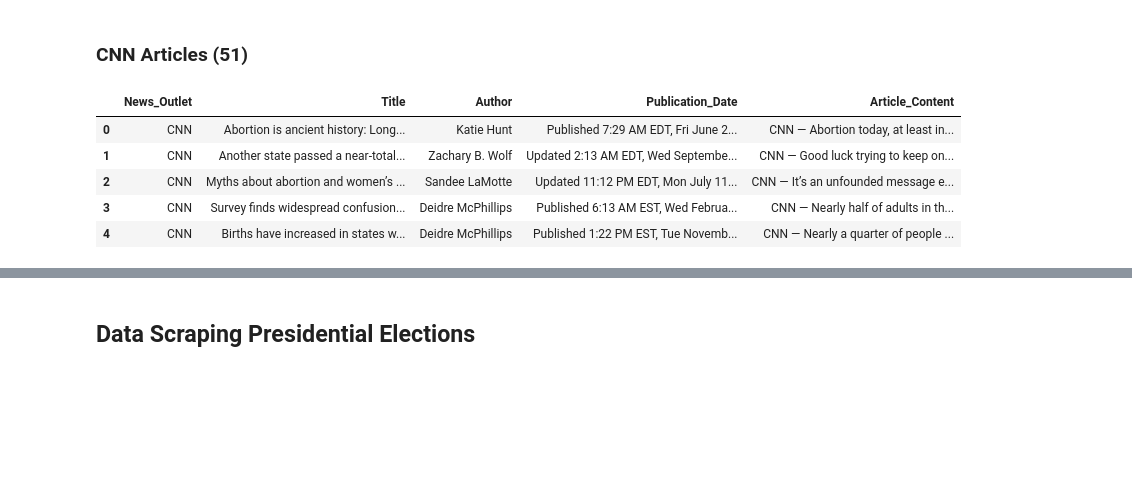
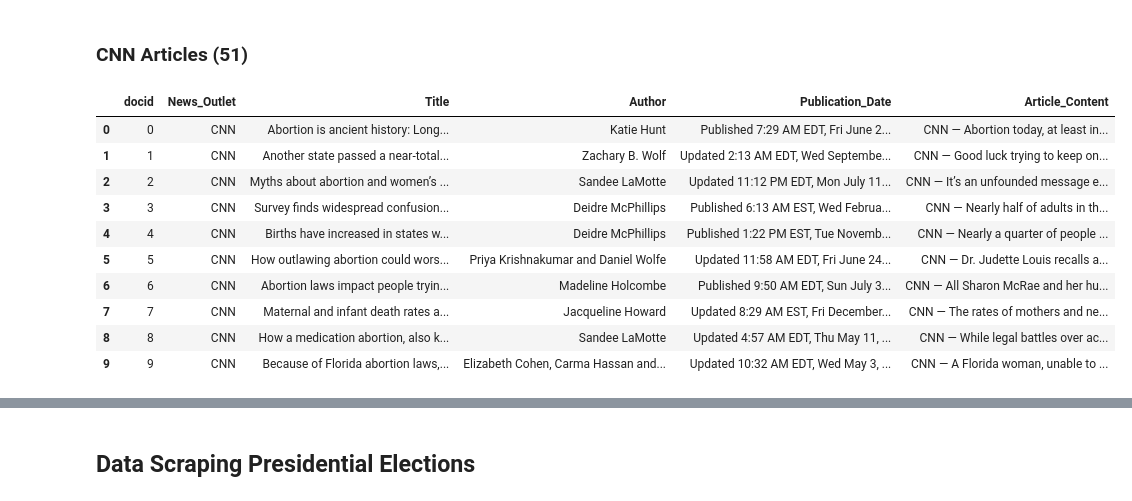
Before and after one commit to stephychen1/info3350-final, a Jupyter notebook: project.ipynb, the cells around one changed output, grey strips where cells are left out. Saved outputs shown, nothing was run; the diff lists cells and outputs as text; code cells hidden in the pictures; blank space fills up the shorter version.

Commit message:
Altered FIghiting words, attempted word freq, added news outlet

```diff
--- a/project.ipynb
+++ b/project.ipynb
@@ -250,16 +247,22 @@ def read_txt_to_dataframe(file_path):
     df = pd.DataFrame(articles_data)
 
     return df
-
-txt_file_path = 'CNN.txt'
-
-cnn_data_frame = read_txt_to_dataframe(txt_file_path)
-
-cnn_data_frame.head(5)
-# %% [output]
-|  | News_Outlet | Title | Author | Publication_Date | Article_Content |
-| 0 | CNN | Abortion is ancient history: Long... | Katie Hunt | Published 7:29 AM EDT, Fri June 2... | CNN — Abortion today, at least in... |
-| 1 | CNN | Another state passed a near-total... | Zachary B. Wolf | Updated 2:13 AM EDT, Wed Septembe... | CNN — Good luck trying to keep on... |
-| 2 | CNN | Myths about abortion and women’s ... | Sandee LaMotte | Updated 11:12 PM EDT, Mon July 11... | CNN — It’s an unfounded message e... |
-| 3 | CNN | Survey finds widespread confusion... | Deidre McPhillips | Published 6:13 AM EST, Wed Februa... | CNN — Nearly half of adults in th... |
-| 4 | CNN | Births have increased in states w... | Deidre McPhillips | Published 1:22 PM EST, Tue Novemb... | CNN — Nearly a quarter of people ... |
+# %%
+cnn_data_frame = read_txt_to_dataframe('CNN.txt')
+
+cnn_data_frame = cnn_data_frame.reset_index()
+cnn_data_frame = cnn_data_frame.rename(columns={'index': 'docid'})
+
+cnn_data_frame.head(10)
+# %% [output]
+|  | docid | News_Outlet | Title | Author | Publication_Date | Article_Content |
+| 0 | 0 | CNN | Abortion is ancient history: Long... | Katie Hunt | Published 7:29 AM EDT, Fri June 2... | CNN — Abortion today, at least in... |
+| 1 | 1 | CNN | Another state passed a near-total... | Zachary B. Wolf | Updated 2:13 AM EDT, Wed Septembe... | CNN — Good luck trying to keep on... |
+| 2 | 2 | CNN | Myths about abortion and women’s ... | Sandee LaMotte | Updated 11:12 PM EDT, Mon July 11... | CNN — It’s an unfounded message e... |
+| 3 | 3 | CNN | Survey finds widespread confusion... | Deidre McPhillips | Published 6:13 AM EST, Wed Februa... | CNN — Nearly half of adults in th... |
+| 4 | 4 | CNN | Births have increased in states w... | Deidre McPhillips | Published 1:22 PM EST, Tue Novemb... | CNN — Nearly a quarter of people ... |
+| 5 | 5 | CNN | How outlawing abortion could wors... | Priya Krishnakumar and Daniel Wolfe | Updated 11:58 AM EDT, Fri June 24... | CNN — Dr. Judette Louis recalls a... |
+| 6 | 6 | CNN | Abortion laws impact people tryin... | Madeline Holcombe | Published 9:50 AM EDT, Sun July 3... | CNN — All Sharon McRae and her hu... |
+| 7 | 7 | CNN | Maternal and infant death rates a... | Jacqueline Howard | Updated 8:29 AM EST, Fri December... | CNN — The rates of mothers and ne... |
+| 8 | 8 | CNN | How a medication abortion, also k... | Sandee LaMotte | Updated 4:57 AM EDT, Thu May 11, ... | CNN — While legal battles over ac... |
+| 9 | 9 | CNN | Because of Florida abortion laws,... | Elizabeth Cohen, Carma Hassan and... | Updated 10:32 AM EDT, Wed May 3, ... | CNN — A Florida woman, unable to ... |
```
Also changed, not shown: parts of 8 cells of this notebook, 3 other files.
